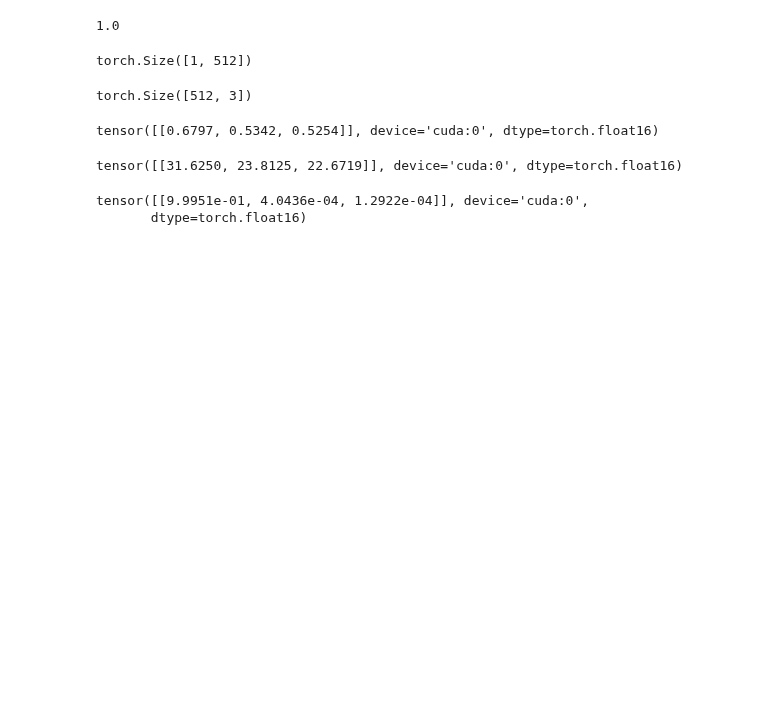
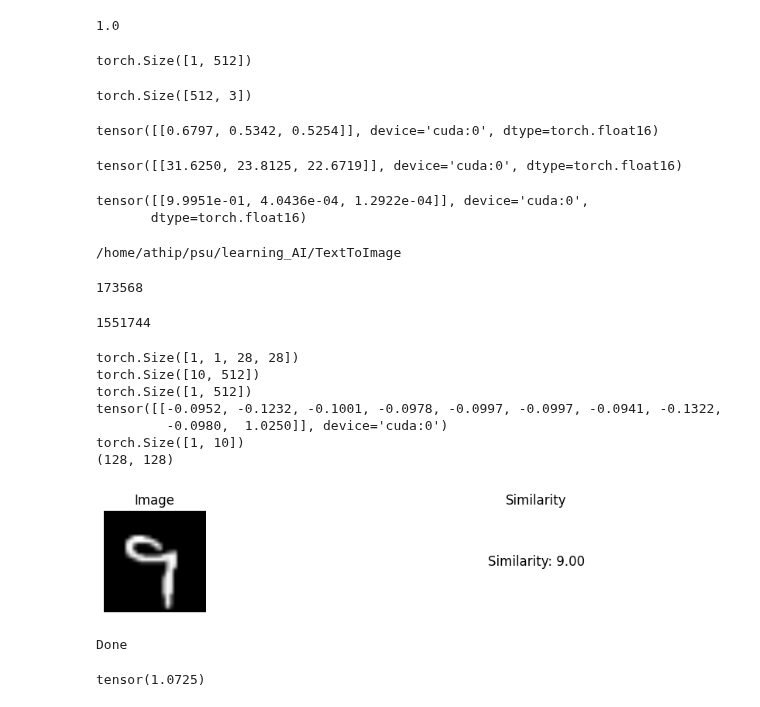
Before and after one commit to Gao2546/learning_AI, a Jupyter notebook: TextToImage/testCLIP.ipynb, the cells around one changed output. Saved outputs shown, nothing was run; the diff lists cells and outputs as text; code cells hidden in the pictures; blank space fills up the shorter version.

Commit message:
add GenImageFromText

```diff
--- a/TextToImage/testCLIP.ipynb
+++ b/TextToImage/testCLIP.ipynb
@@ -60,0 +73,28 @@ tensor([[9.9951e-01, 4.0436e-04, 1.2922e-04]], device='cuda:0',
+# %%
+clip = CLIPModel(vocab_size=10,d_model=512,max_len=1,in_channels=1,image_d_model=512,load_model_path="./model/checkpoint/CLIP0.pth",data_path=None,batch_size=32,lr=0.001)
+# %% [output]
+/home/athip/psu/learning_AI/TextToImage
+# %%
+sum(p.numel() for p in clip.text_encoding.parameters())
+# %% [output]
+173568
+# %%
+sum(p.numel() for p in clip.image_encoding.parameters())
+# %% [output]
+1551744
+# %%
+clip.sample_plot_image_clip("e",1)
+# %% [output]
+torch.Size([1, 1, 28, 28])
+torch.Size([10, 512])
+torch.Size([1, 512])
+tensor([[-0.0952, -0.1232, -0.1001, -0.0978, -0.0997, -0.0997, -0.0941, -0.1322,
+         -0.0980,  1.0250]], device='cuda:0')
+torch.Size([1, 10])
+(128, 128)
+[figure, added]
+Done
+# %%
+torch.exp(torch.tensor(0.07))
+# %% [output]
+tensor(1.0725)
```
Also changed, not shown: parts of 13 cells of this notebook, 4 other files.
